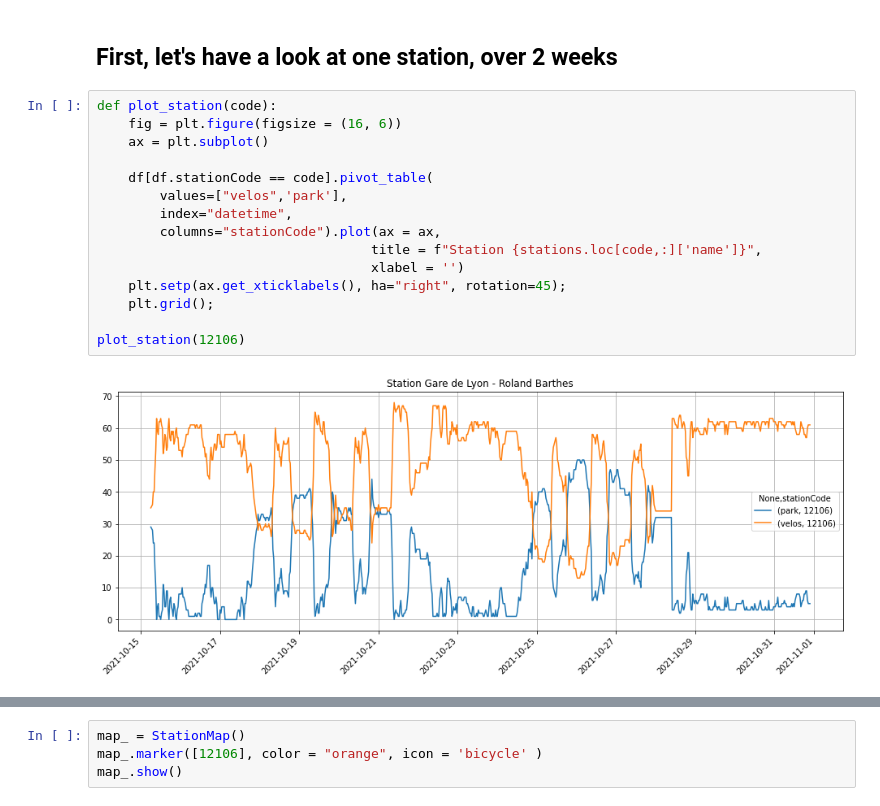
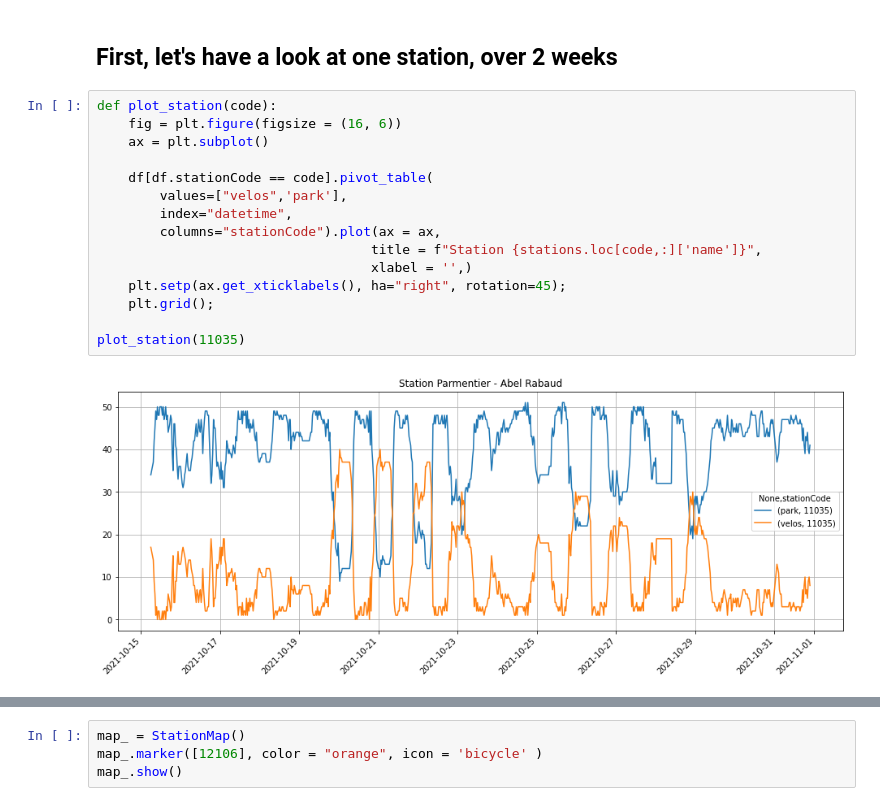
Before and after one commit to E-Dmz/VelibExplore, a Jupyter notebook: Velib-demo.ipynb, the cells around one changed output, grey strips where cells are left out. Drawn from its saved outputs; the diff is of its cells as text.

```diff
--- a/Velib-demo.ipynb
+++ b/Velib-demo.ipynb
@@ -63,17 +68,17 @@ stations.index = stations.index.astype(int)
 # %%
 def plot_station(code):
     fig = plt.figure(figsize = (16, 6))
     ax = plt.subplot()
 
     df[df.stationCode == code].pivot_table(
         values=["velos",'park'],
         index="datetime",
         columns="stationCode").plot(ax = ax,
                                    title = f"Station {stations.loc[code,:]['name']}",
-                                   xlabel = '')
+                                   xlabel = '',)
     plt.setp(ax.get_xticklabels(), ha="right", rotation=45);
     plt.grid();
 
-plot_station(12106)
+plot_station(11035)
 # %% [output]
-[figure, old version]
+[figure, new version]
```
Also changed, not shown: parts of 6 cells of this notebook.
